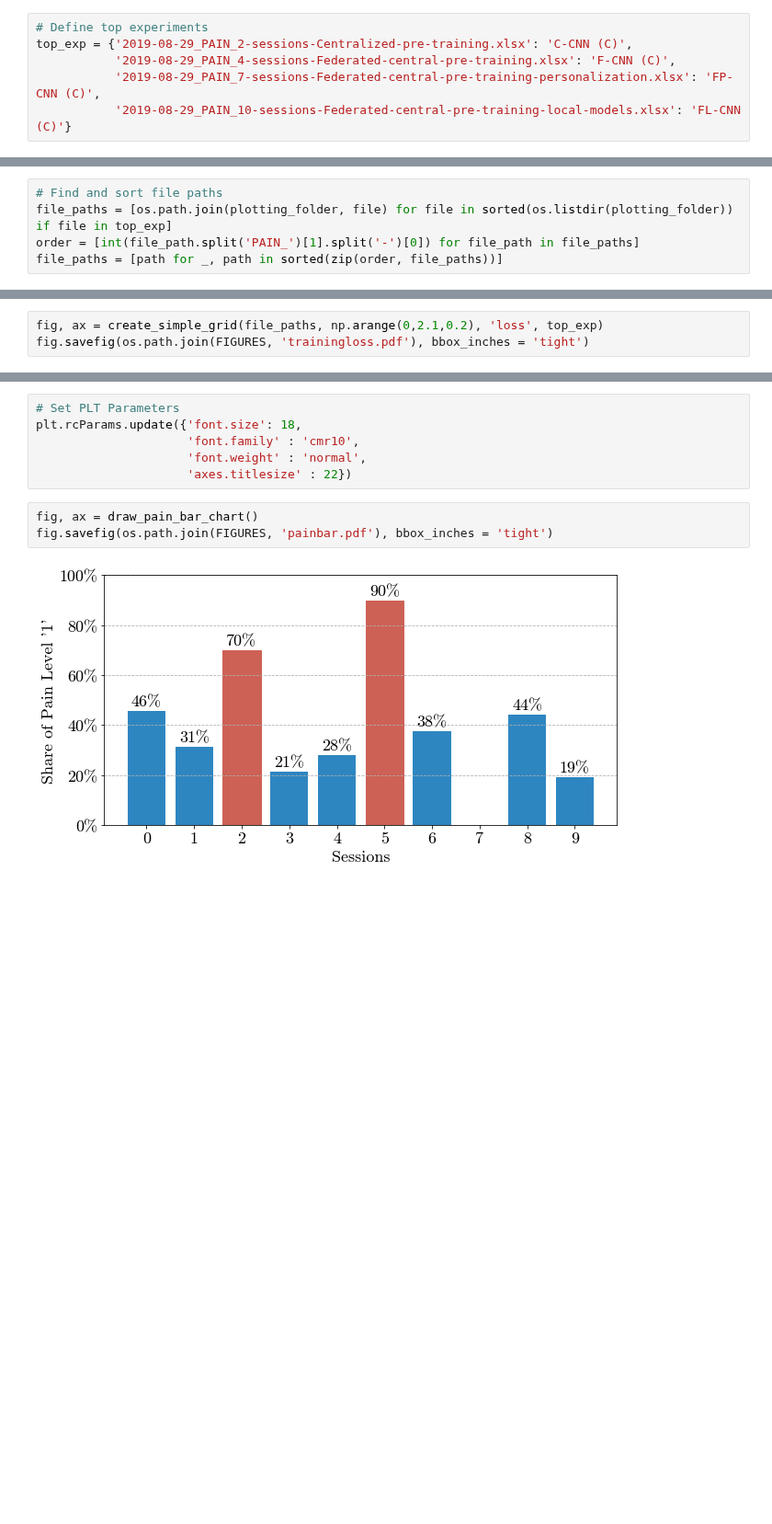
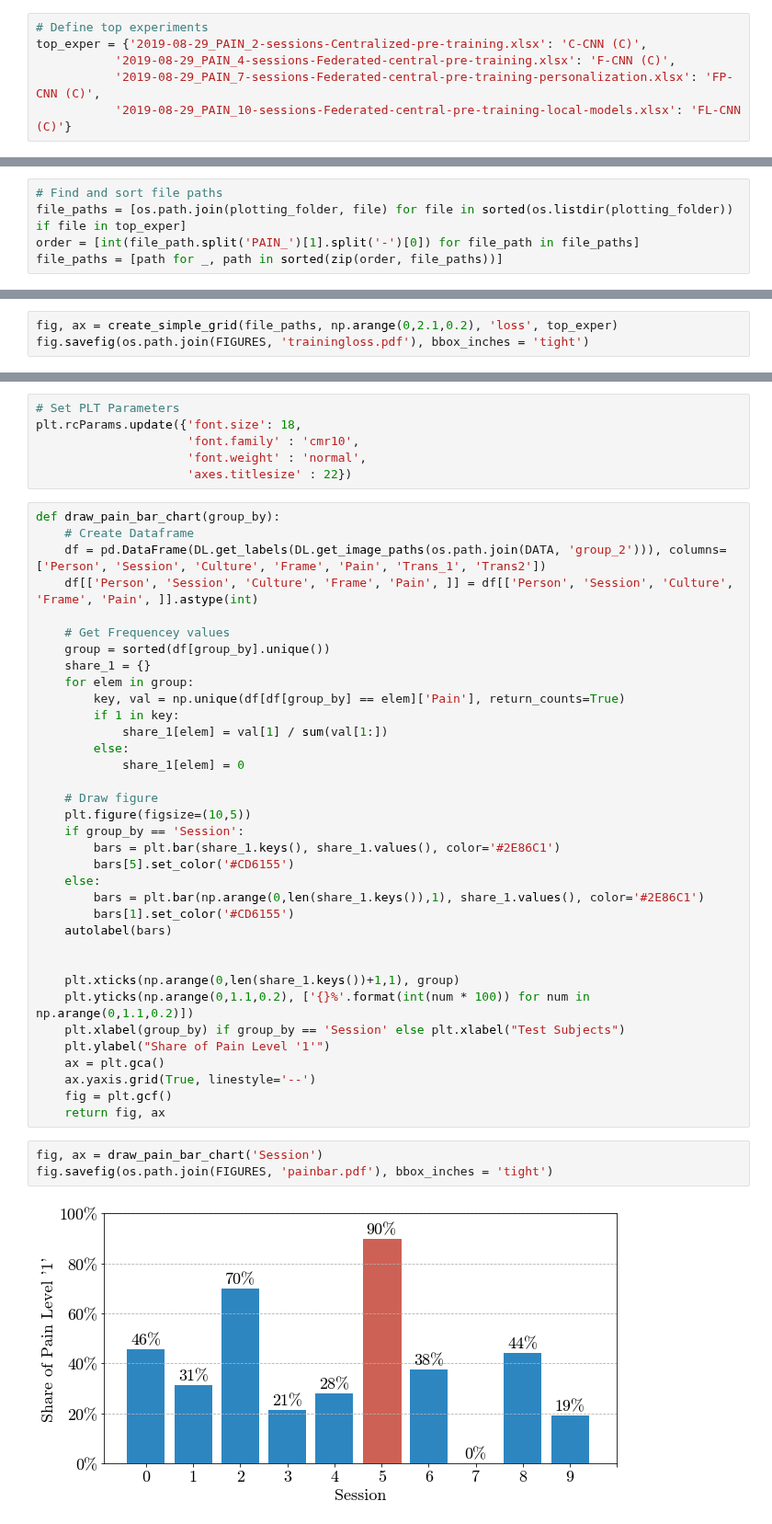
Before and after one commit to ntobis/federated-machine-learning, a Jupyter notebook: Notebooks/MSc Thesis Visualizations.ipynb, the cells around one changed output, grey strips where cells are left out. Shown at 92% size. Drawn from its saved outputs; the diff is of its cells as text; blank space fills up the shorter version.

Commit message:
Resort data

```diff
--- a/Notebooks/MSc Thesis Visualizations.ipynb
+++ b/Notebooks/MSc Thesis Visualizations.ipynb
@@ -522,7 +527,7 @@ plotting_folder = os.path.join(experiment_folder, 'Plotting')
 rE.concat_validation_metrics(experiment_folder)
 # %%
 # Define top experiments
-top_exp = {'2019-08-29_PAIN_2-sessions-Centralized-pre-training.xlsx': 'C-CNN (C)',
+top_exper = {'2019-08-29_PAIN_2-sessions-Centralized-pre-training.xlsx': 'C-CNN (C)',
            '2019-08-29_PAIN_4-sessions-Federated-central-pre-training.xlsx': 'F-CNN (C)',
            '2019-08-29_PAIN_7-sessions-Federated-central-pre-training-personalization.xlsx': 'FP-CNN (C)',
            '2019-08-29_PAIN_10-sessions-Federated-central-pre-training-local-models.xlsx': 'FL-CNN (C)'}
@@ -534,7 +539,7 @@ plt.rcParams.update({'font.size': 19,
                      'axes.titlesize' : 22})
 # %%
 # Find and sort file paths
-file_paths = [os.path.join(plotting_folder, file) for file in sorted(os.listdir(plotting_folder)) if file in top_exp]
+file_paths = [os.path.join(plotting_folder, file) for file in sorted(os.listdir(plotting_folder)) if file in top_exper]
 order = [int(file_path.split('PAIN_')[1].split('-')[0]) for file_path in file_paths]
 file_paths = [path for _, path in sorted(zip(order, file_paths))]
 # %% [markdown]
@@ -547,6 +552,6 @@ fig.savefig(os.path.join(FIGURES, 'trainingaccuracy.pdf'), bbox_inches = 'tight'
 # %% [markdown]
 ### Loss: Train / Val
 # %%
-fig, ax = create_simple_grid(file_paths, np.arange(0,2.1,0.2), 'loss', top_exp)
+fig, ax = create_simple_grid(file_paths, np.arange(0,2.1,0.2), 'loss', top_exper)
 fig.savefig(os.path.join(FIGURES, 'trainingloss.pdf'), bbox_inches = 'tight')
 # %% [output]
@@ -559,8 +564,43 @@ plt.rcParams.update({'font.size': 18,
                      'font.family' : 'cmr10',
                      'font.weight' : 'normal',
                      'axes.titlesize' : 22})
+# %%
+def draw_pain_bar_chart(group_by):
+    # Create Dataframe
+    df = pd.DataFrame(DL.get_labels(DL.get_image_paths(os.path.join(DATA, 'group_2'))), columns=['Person', 'Session', 'Culture', 'Frame', 'Pain', 'Trans_1', 'Trans2'])
+    df[['Person', 'Session', 'Culture', 'Frame', 'Pain', ]] = df[['Person', 'Session', 'Culture', 'Frame', 'Pain', ]].astype(int)
+
+    # Get Frequencey values
+    group = sorted(df[group_by].unique())
+    share_1 = {}
+    for elem in group:
+        key, val = np.unique(df[df[group_by] == elem]['Pain'], return_counts=True)
+        if 1 in key:
+            share_1[elem] = val[1] / sum(val[1:])
+        else:
+            share_1[elem] = 0
+
+    # Draw figure
+    plt.figure(figsize=(10,5))
+    if group_by == 'Session':
+        bars = plt.bar(share_1.keys(), share_1.values(), color='#2E86C1')
+        bars[5].set_color('#CD6155')
+    else:
+        bars = plt.bar(np.arange(0,len(share_1.keys()),1), share_1.values(), color='#2E86C1')
+        bars[1].set_color('#CD6155')
+    autolabel(bars)
+
+
+    plt.xticks(np.arange(0,len(share_1.keys())+1,1), group)
+    plt.yticks(np.arange(0,1.1,0.2), ['{}%'.format(int(num * 100)) for num in np.arange(0,1.1,0.2)])
+    plt.xlabel(group_by) if group_by == 'Session' else plt.xlabel("Test Subjects")
+    plt.ylabel("Share of Pain Level '1'")
+    ax = plt.gca()
+    ax.yaxis.grid(True, linestyle='--')
+    fig = plt.gcf()
+    return fig, ax
 # %%
-fig, ax = draw_pain_bar_chart()
+fig, ax = draw_pain_bar_chart('Session')
 fig.savefig(os.path.join(FIGURES, 'painbar.pdf'), bbox_inches = 'tight')
 # %% [output]
-[figure, old version]
+[figure, new version]
```
Also changed, not shown: parts of 20 cells of this notebook, 15 other files.
